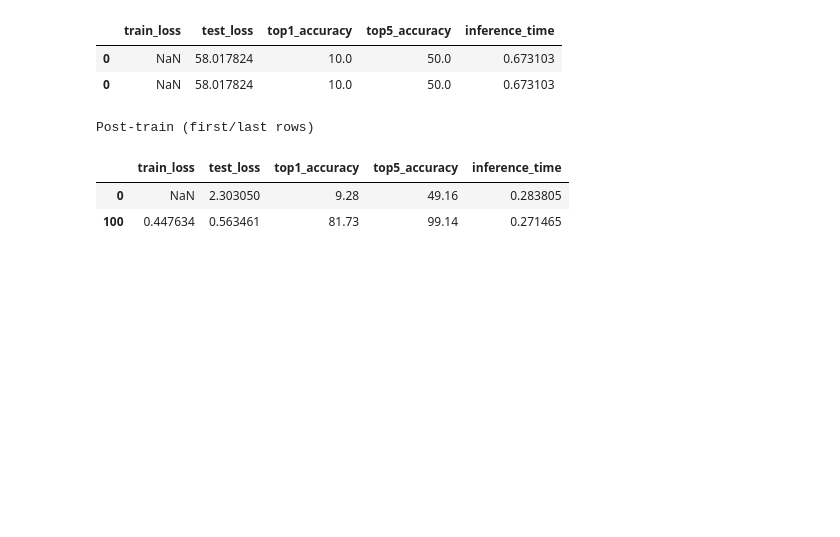
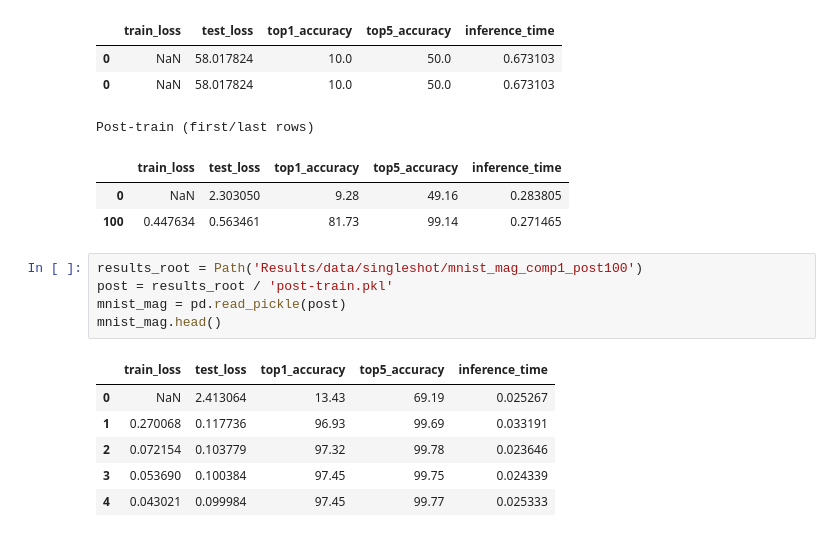
Before and after one commit to michaelneuder/COS568-A1, a Jupyter notebook: results_inspect.ipynb, the cells around one changed output. Cells and saved outputs as stored; diff of their text form; blank space fills up the shorter version.

```diff
--- a/results_inspect.ipynb
+++ b/results_inspect.ipynb
@@ -64,3 +64,15 @@ Post-train (first/last rows)
 |  | train_loss | test_loss | top1_accuracy | top5_accuracy | inference_time |
 | 0 | NaN | 2.303050 | 9.28 | 49.16 | 0.283805 |
 | 100 | 0.447634 | 0.563461 | 81.73 | 99.14 | 0.271465 |
+# %%
+results_root = Path('Results/data/singleshot/mnist_mag_comp1_post100')
+post = results_root / 'post-train.pkl'
+mnist_mag = pd.read_pickle(post)
+mnist_mag.head()
+# %% [output]
+|  | train_loss | test_loss | top1_accuracy | top5_accuracy | inference_time |
+| 0 | NaN | 2.413064 | 13.43 | 69.19 | 0.025267 |
+| 1 | 0.270068 | 0.117736 | 96.93 | 99.69 | 0.033191 |
+| 2 | 0.072154 | 0.103779 | 97.32 | 99.78 | 0.023646 |
+| 3 | 0.053690 | 0.100384 | 97.45 | 99.75 | 0.024339 |
+| 4 | 0.043021 | 0.099984 | 97.45 | 99.77 | 0.025333 |
```
Also changed, not shown: parts of 2 cells of this notebook, 6 other files.
